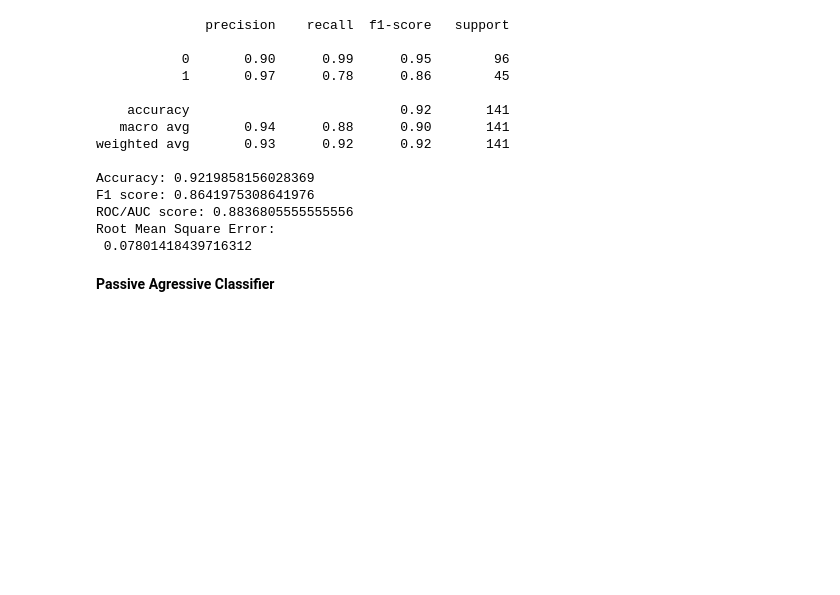
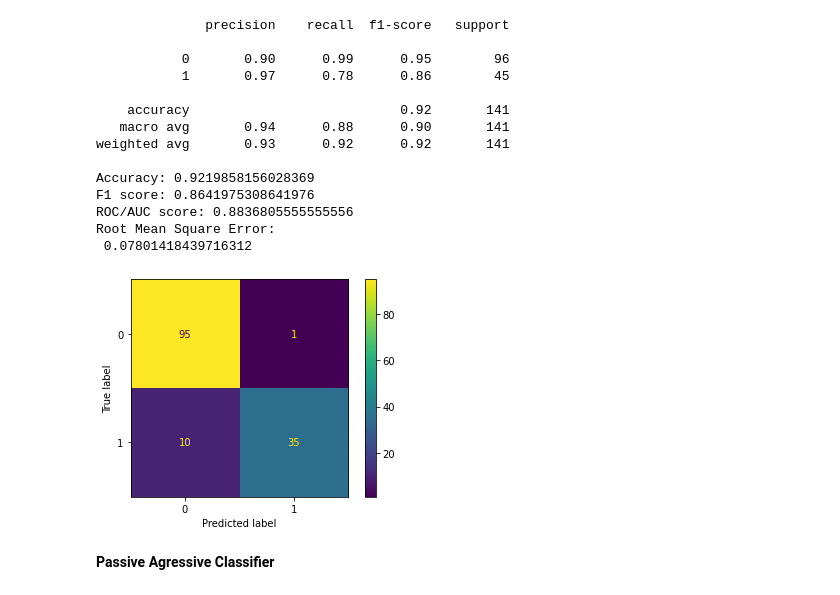
Before and after one commit to MariaFernandaOrtega/NLP-Project, a Jupyter notebook: Spanish_news_preprocessing_and_models.ipynb, the cells around one changed output. Drawn from its saved outputs; the diff is of its cells as text; code cells hidden in the pictures; blank space fills up the shorter version.

```diff
--- a/Spanish_news_preprocessing_and_models.ipynb
+++ b/Spanish_news_preprocessing_and_models.ipynb
@@ -441,6 +441,12 @@ F1 score: 0.8641975308641976
 ROC/AUC score: 0.8836805555555556
 Root Mean Square Error:
  0.07801418439716312
+# %%
+from sklearn.metrics import ConfusionMatrixDisplay
+
+_ = ConfusionMatrixDisplay.from_estimator(bundled_pipeline_2, X_test, y_test)
+# %% [output]
+[figure, added]
 # %% [markdown]
 **Passive Agressive Classifier**
 # %%
```
